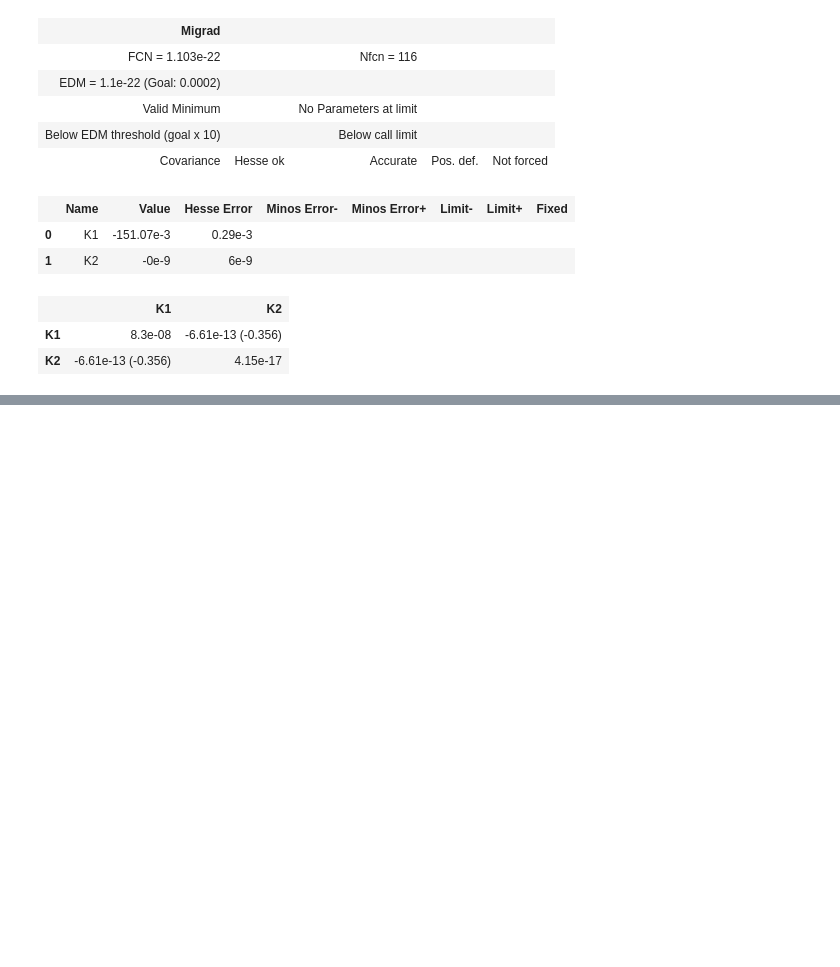
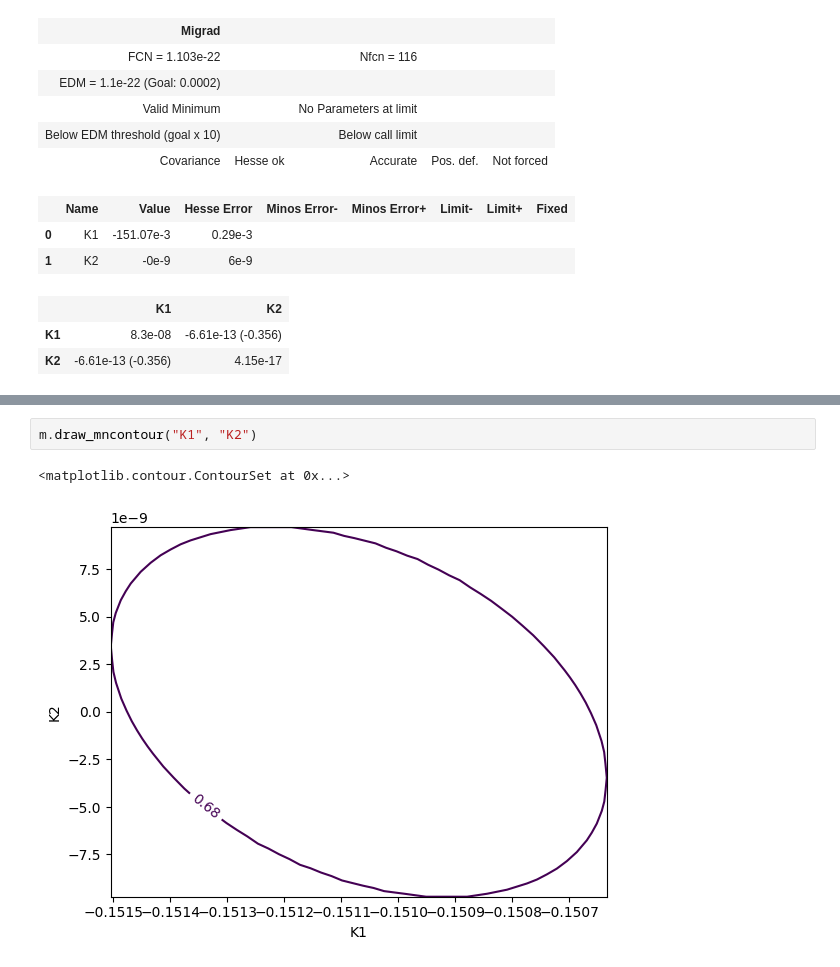
Before and after one commit to Jorge-Alda/TFM_AlejandroMir, a Jupyter notebook: Lecciones/03.ipynb, the cells around one changed output, grey strips where cells are left out. Cells and saved outputs as stored; diff of their text form; blank space fills up the shorter version.

```diff
--- a/Lecciones/03.ipynb
+++ b/Lecciones/03.ipynb
@@ -314,0 +382,5 @@ m.migrad()
+# %%
+m.draw_mncontour("K1", "K2")
+# %% [output]
+<matplotlib.contour.ContourSet at 0x...>
+[figure, added]
```
Also changed, not shown: parts of 19 cells of this notebook.
